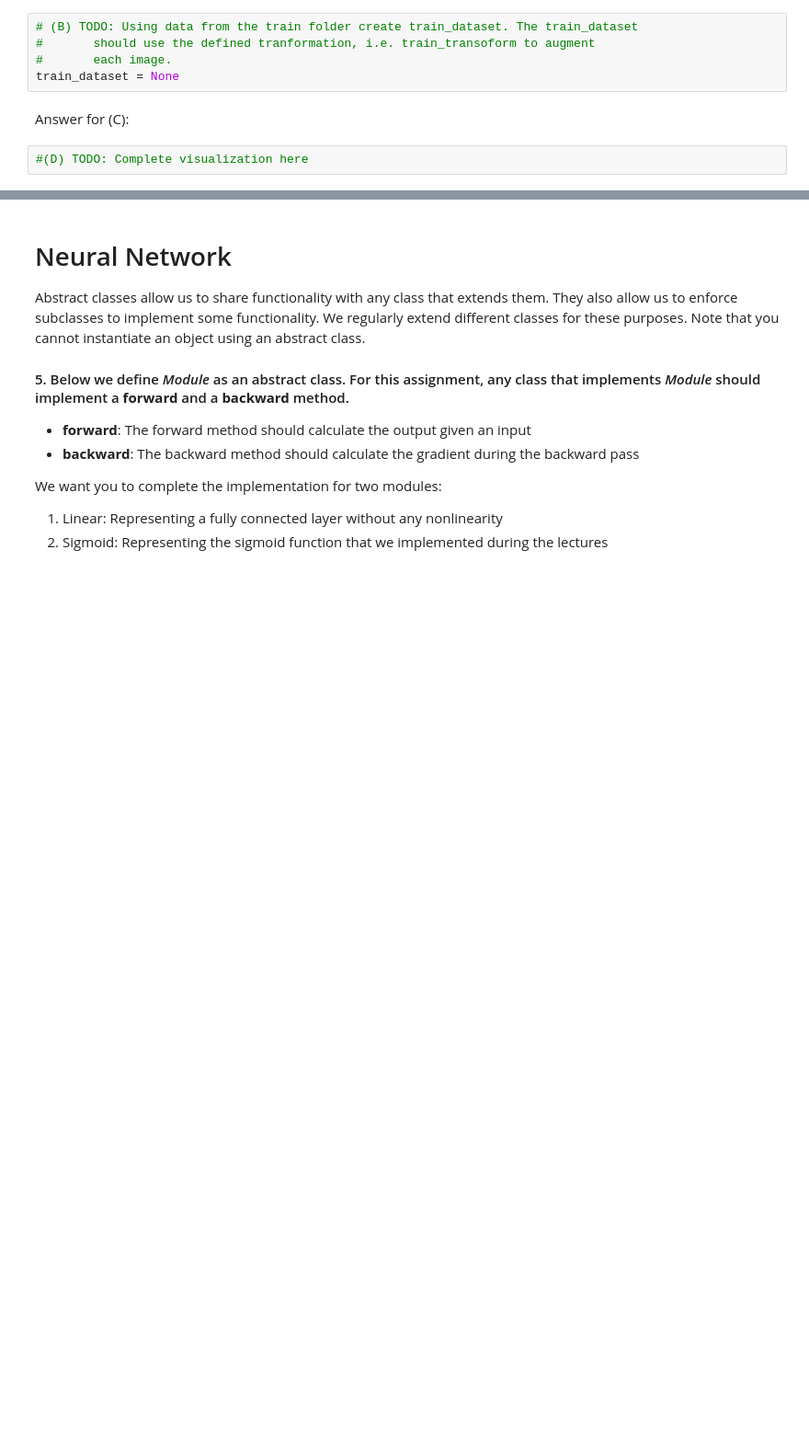
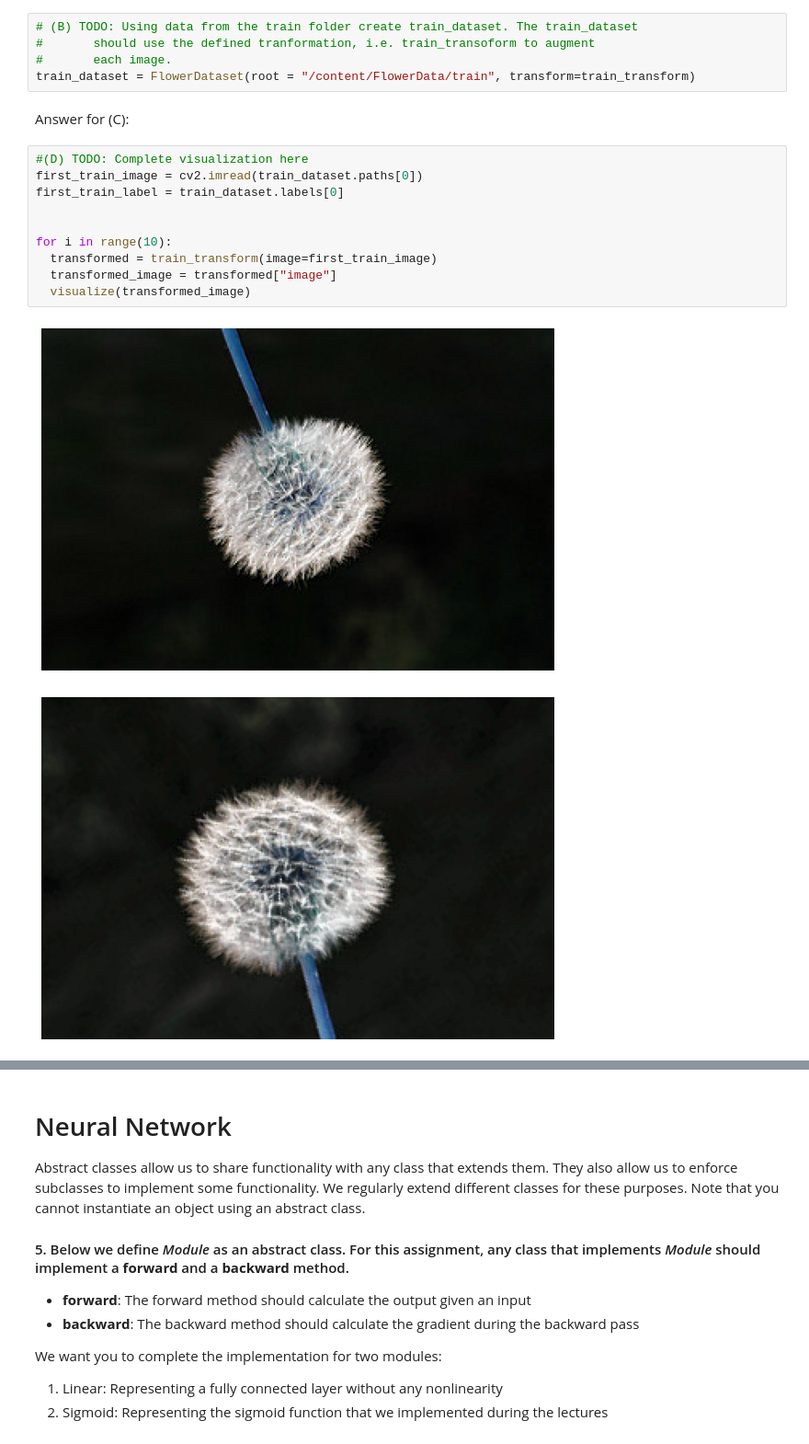
Before and after one commit to suhaib99/Deep-Learning, a Jupyter notebook: a1.ipynb, the cells around one changed output, grey strips where cells are left out. Shown at 92% size. Cells and saved outputs as stored; diff of their text form; blank space fills up the shorter version.

```diff
--- a/a1.ipynb
+++ b/a1.ipynb
@@ -83,8 +171,19 @@ train_transoform = None #TODO: Replace None with an image augmentation pipeline
 # (B) TODO: Using data from the train folder create train_dataset. The train_dataset
 #       should use the defined tranformation, i.e. train_transoform to augment
 #       each image.
-train_dataset = None
+train_dataset = FlowerDataset(root = "/content/FlowerData/train", transform=train_transform)
 # %% [markdown]
 Answer for (C):
 # %%
 #(D) TODO: Complete visualization here
+first_train_image = cv2.imread(train_dataset.paths[0])
+first_train_label = train_dataset.labels[0]
+
+
+for i in range(10):
+  transformed = train_transform(image=first_train_image)
+  transformed_image = transformed["image"]
+  visualize(transformed_image)
+# %% [output]
+[figure, added]
+[figure, added]
```
Also changed, not shown: parts of 9 cells of this notebook.
